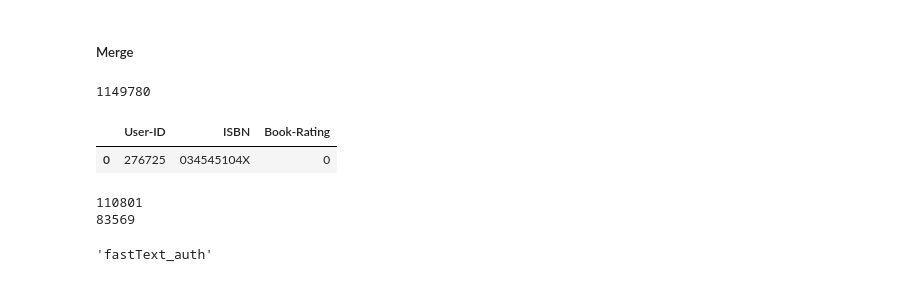
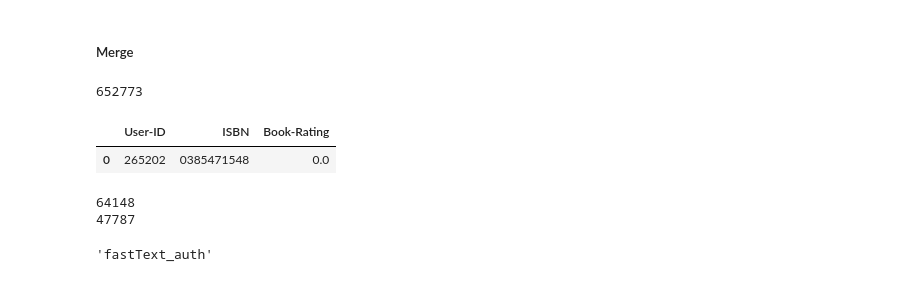
Before and after one commit to ArielNATAF/Books_project, a Jupyter notebook: AlgoReco/SingleEmbed_OrdinalReg.ipynb, the cells around one changed output. Cells and saved outputs as stored; diff of their text form; code cells hidden in the pictures.

```diff
--- a/AlgoReco/SingleEmbed_OrdinalReg.ipynb
+++ b/AlgoReco/SingleEmbed_OrdinalReg.ipynb
@@ -870,15 +870,15 @@ if (My_embedding == "fastText_auth"):
 ##### Merge
 # %%
 #ratings of Book Crossing
-df_ratings = pd.read_csv(ratings, sep = ";", error_bad_lines=False, encoding="latin-1")
-#df_ratings = pd.read_csv(ratings_bin, sep = "|", error_bad_lines=False, encoding="latin-1")
+#df_ratings = pd.read_csv(ratings, sep = ";", error_bad_lines=False, encoding="latin-1")
+df_ratings = pd.read_csv(ratings_bin, sep = "|", error_bad_lines=False, encoding="latin-1")
 
 print(len(df_ratings))
 df_ratings.head(1)
 # %% [output]
-1149780
+652773
 |  | User-ID | ISBN | Book-Rating |
-| 0 | 276725 | 034545104X | 0 |
+| 0 | 265202 | 0385471548 | 0.0 |
 # %%
 #Join of ratings and books data base, according to ISBN which is a common column
 
@@ -911,8 +911,8 @@ if (My_embedding == "fastText_auth"):
                             (df_fastText_auth["authorsContext_fastText"] != '0')]
   print(len(lineOK))
 # %% [output]
-110801
-83569
+64148
+47787
 # %%
 My_embedding
 # %% [output]
```
Also changed, not shown: parts of 26 cells of this notebook, 1 other file.
